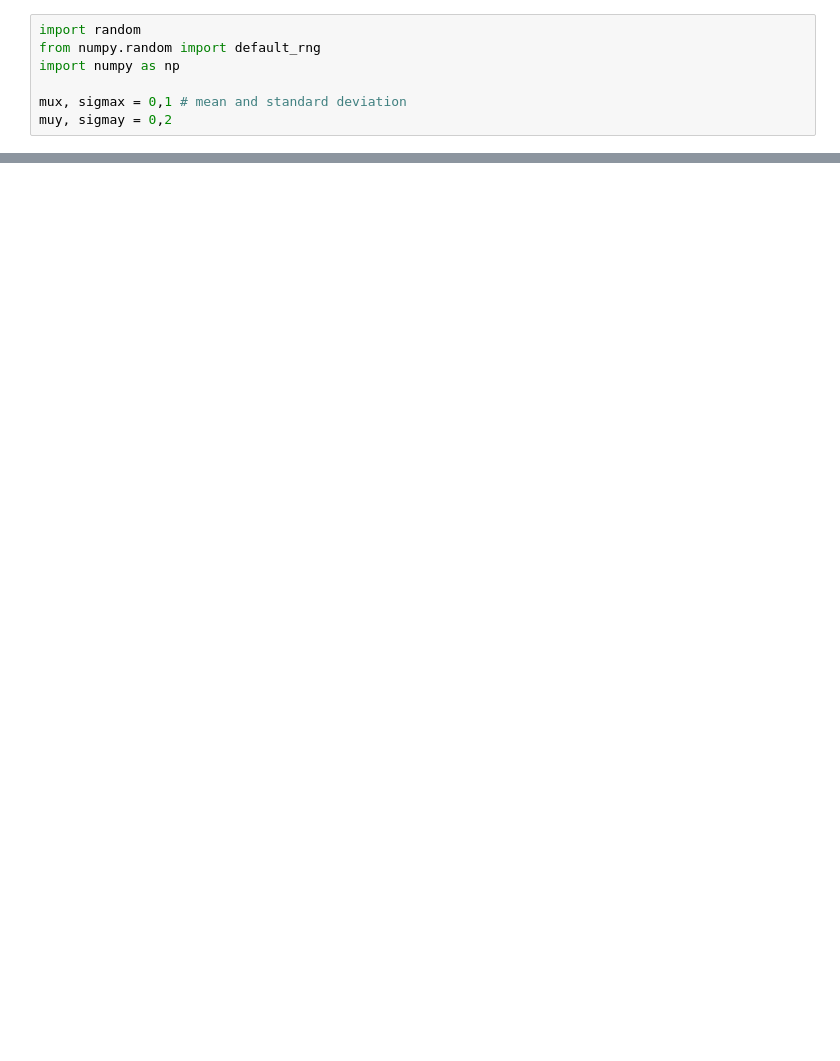
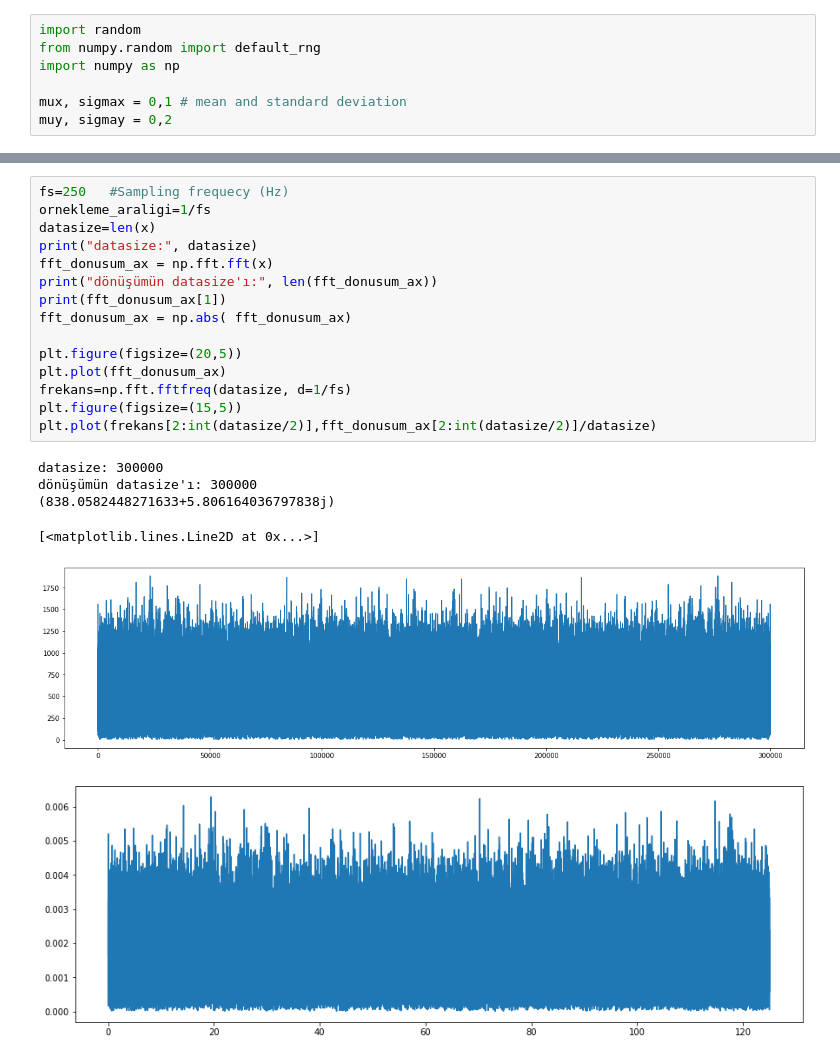
Before and after one commit to EdaDeryaToper/Gaussian-Noise, a Jupyter notebook: Untitled0.ipynb, the cells around one changed output, grey strips where cells are left out. Saved outputs shown, nothing was run; the diff lists cells and outputs as text; blank space fills up the shorter version.

```diff
--- a/Untitled0.ipynb
+++ b/Untitled0.ipynb
@@ -102,0 +103,22 @@ plt.show()
+# %%
+fs=250   #Sampling frequecy (Hz)
+ornekleme_araligi=1/fs
+datasize=len(x)
+print("datasize:", datasize)
+fft_donusum_ax = np.fft.fft(x)
+print("dönüşümün datasize'ı:", len(fft_donusum_ax))
+print(fft_donusum_ax[1])
+fft_donusum_ax = np.abs( fft_donusum_ax)
+
+plt.figure(figsize=(20,5))
+plt.plot(fft_donusum_ax)
+frekans=np.fft.fftfreq(datasize, d=1/fs)
+plt.figure(figsize=(15,5))
+plt.plot(frekans[2:int(datasize/2)],fft_donusum_ax[2:int(datasize/2)]/datasize)
+# %% [output]
+datasize: 300000
+dönüşümün datasize'ı: 300000
+(838.0582448271633+5.806164036797838j)
+[<matplotlib.lines.Line2D at 0x...>]
+[figure, added]
+[figure, added]
```
Also changed, not shown: parts of 5 cells of this notebook.
